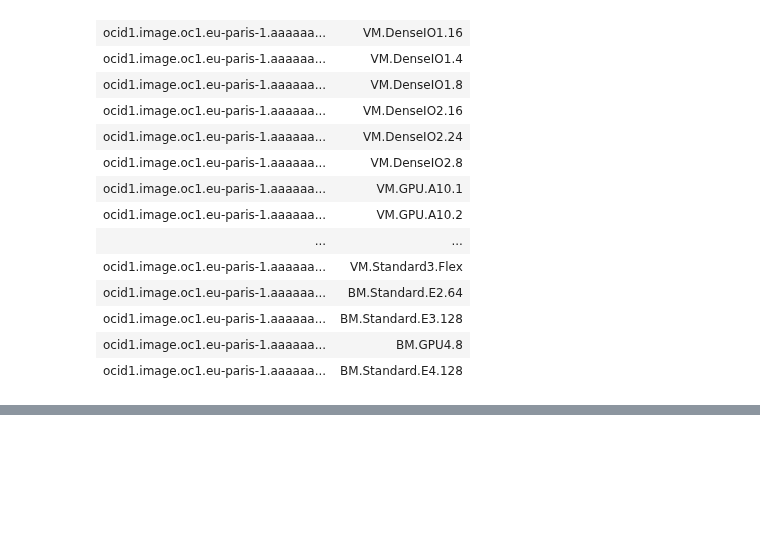
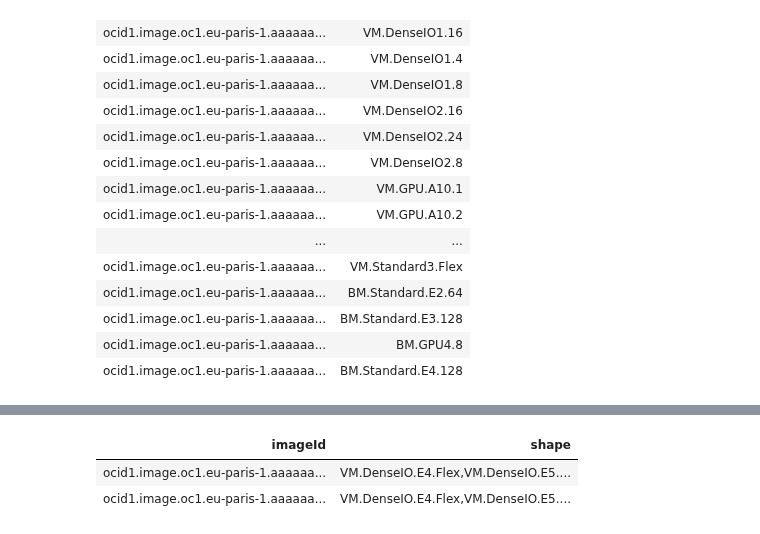
Before and after one commit to 3forges/packman, a Jupyter notebook: oracle/OciShapesImagesCompatibilityMatrix.ipynb, the cells around one changed output, grey strips where cells are left out. Drawn from its saved outputs; the diff is of its cells as text; code cells hidden in the pictures; blank space fills up the shorter version.

Commit message:
best i could for now
to display images and their shapes from vstack or concat

```diff
--- a/oracle/OciShapesImagesCompatibilityMatrix.ipynb
+++ b/oracle/OciShapesImagesCompatibilityMatrix.ipynb
@@ -261,0 +342,18 @@ Object [DataFrame] {
+# %%
+const resultatVstack2= df_compatibilityListExample1.select(pl.col("imageId"), pl.col("shape")).vstack(df_compatibilityListExample2.select(pl.col("imageId"), pl.col("shape")))
+/*
+console.log(JSON.stringify(resultatVstack2, null, 4))
+resultatVstack2
+
+*/
+
+resultatVstack2.groupBy("imageId").agg(
+    pl.col("shape").alias("shape")
+).select(
+    pl.col("imageId").alias("imageId"),
+    pl.col("shape").alias("shape")
+)
+# %% [output]
+| imageId | shape |
+| ocid1.image.oc1.eu-paris-1.aaaaaa... | VM.DenseIO.E4.Flex,VM.DenseIO.E5.... |
+| ocid1.image.oc1.eu-paris-1.aaaaaa... | VM.DenseIO.E4.Flex,VM.DenseIO.E5.... |
```
Also changed, not shown: parts of 7 cells of this notebook, 1 other file.
